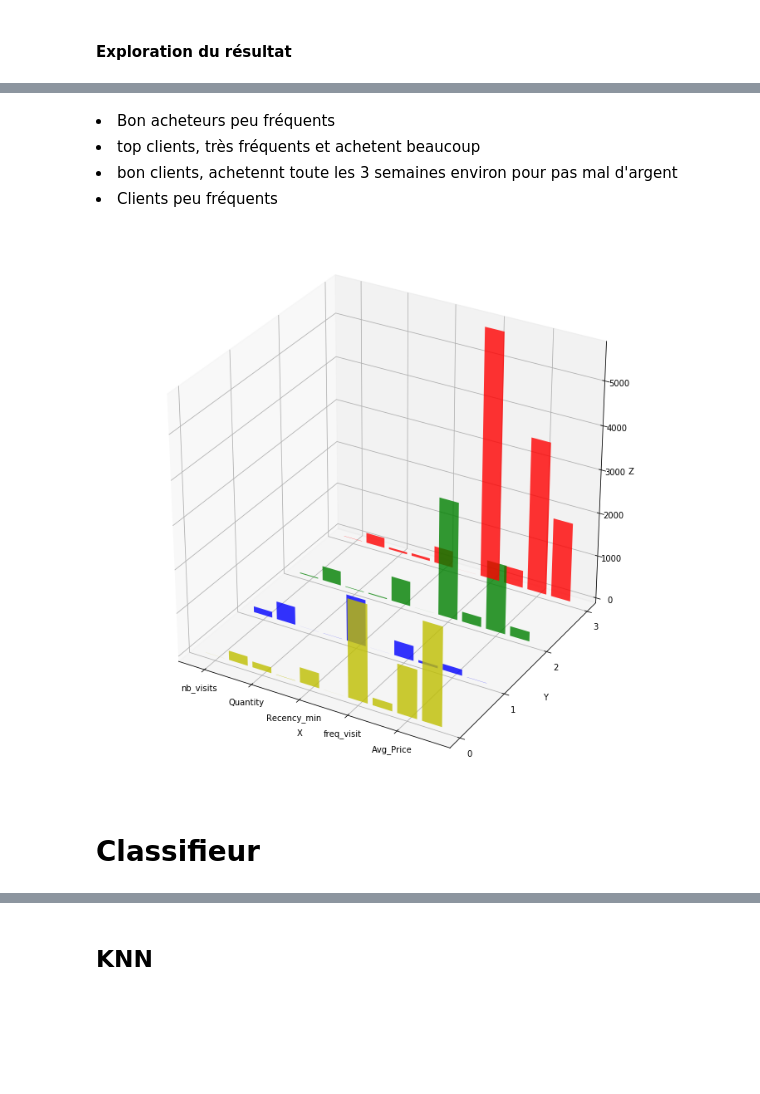
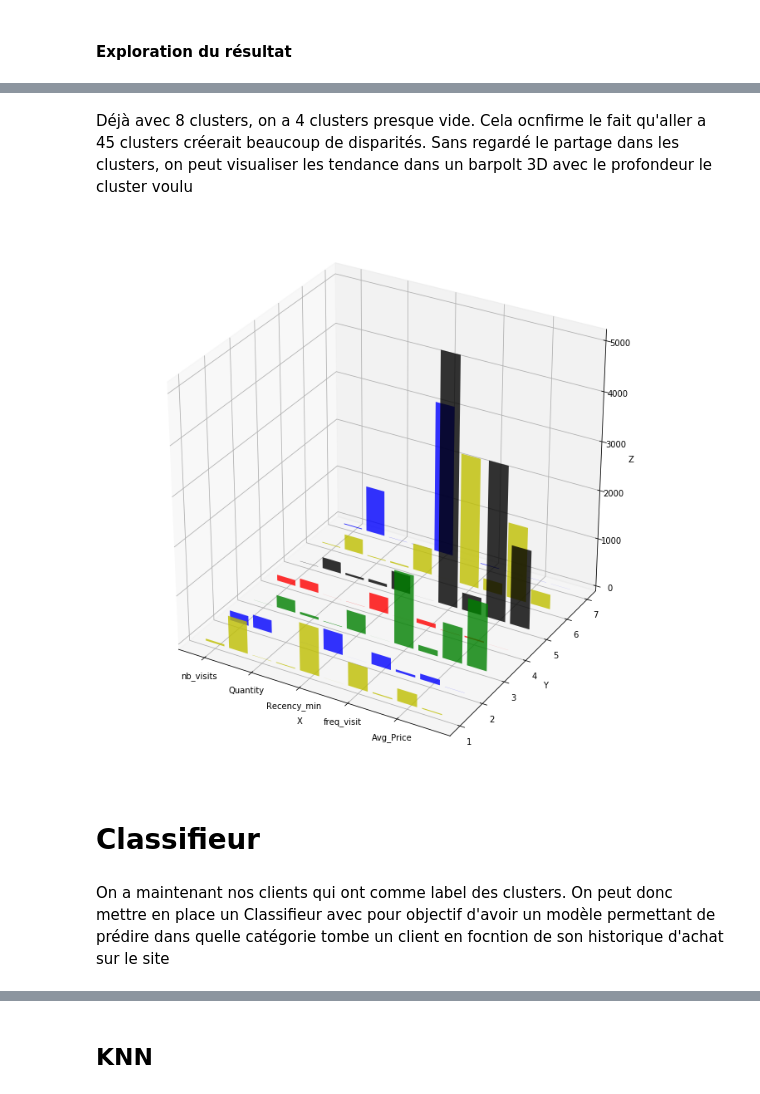
Before and after one commit to Coni63/OC_DS, a Jupyter notebook: P5/Segmentation Client.ipynb, the cells around one changed output, grey strips where cells are left out. Cells and saved outputs as stored; diff of their text form; code cells hidden in the pictures; blank space fills up the shorter version.

Commit message:
Ajout de contenu, mise en page du notebook aussi pour le rendre plus compréhensible

```diff
--- a/P5/Segmentation Client.ipynb
+++ b/P5/Segmentation Client.ipynb
@@ -1130,0 +967,22 @@ X_std_scaled = scaler.fit_transform(final_df)
+# %%
+scaler = StandardScaler()
+X_std_scaled = scaler.fit_transform(final_df)
+
+for n_clusters in range(3,45):
+    kmeans = KMeans(init='k-means++', n_clusters = n_clusters, n_init=10)
+    kmeans.fit(X_std_scaled)
+    clusters = kmeans.predict(X_std_scaled)
+    silhouette_avg = silhouette_score(X_std_scaled, clusters)
+    y_std.append(silhouette_avg)
+    print("For n_clusters =", n_clusters, "The average silhouette_score is :", silhouette_avg)
+# %%
+scaler = MinMaxScaler()
+X_minmax_scaled = scaler.fit_transform(final_df)
+
+for n_clusters in range(3,45):
+    kmeans = KMeans(init='k-means++', n_clusters = n_clusters, n_init=10)
+    kmeans.fit(X_minmax_scaled)
+    clusters = kmeans.predict(X_minmax_scaled)
+    silhouette_avg = silhouette_score(X_minmax_scaled, clusters)
+    y_minmax.append(silhouette_avg)
+    print("For n_clusters =", n_clusters, "The average silhouette_score is :", silhouette_avg)
@@ -1131,9 +1030,6 @@ X_std_scaled = scaler.fit_transform(final_df)
 # %%
-from sklearn.metrics import silhouette_score
-from sklearn.cluster import KMeans
-
-for n_clusters in range(3,15):
-    kmeans = KMeans(init='k-means++', n_clusters = n_clusters, n_init=10)
+for n_clusters in range(3,50):
+    kmeans = KMeans(init='k-means++', n_clusters = n_clusters, n_init=20)
     kmeans.fit(X_std_scaled)
     clusters = kmeans.predict(X_std_scaled)
     silhouette_avg = silhouette_score(X_std_scaled, clusters)
@@ -1177,4 +1057,4 @@ For n_clusters = 14 The average silhouette_score is : 0.270657155331
 # %%
-kmeans = KMeans(init='k-means++', n_clusters = 4, n_init=30)
+kmeans = KMeans(init='k-means++', n_clusters = 8, n_init=30)
 X_embedded = kmeans.fit_transform(X_std_scaled)
 final_df["Customer_group"] = kmeans.labels_
@@ -1298,33 +1164,32 @@ visu
-# %% [markdown]
-<li>Bon acheteurs peu fréquents</li>
-<li>top clients, très fréquents et achetent beaucoup</li>
-<li>bon clients, achetennt toute les 3 semaines environ pour pas mal d'argent</li>
-<li>Clients peu fréquents</li>
+# %% [markdown]
+Déjà avec 8 clusters, on a 4 clusters presque vide. Cela ocnfirme le fait qu'aller a 45 clusters créerait beaucoup de disparités. Sans regardé le partage dans les clusters, on peut visualiser les tendance dans un barpolt 3D avec le profondeur le cluster voulu
 # %%
 fig = plt.figure(figsize=(12,12))
 ax = fig.add_subplot(111, projection='3d')
 
-colors = ['r', 'g', 'b', 'y', "k"]
-yticks = [ 3, 2, 1, 0]
+colors = ['b', 'y', "k", 'r', 'g', 'b', 'y', "k"]
+yticks = list(range(7, 0, -1))
 for c, k in zip(colors, yticks):
     xs = np.arange(10)
     ys = visu.as_matrix()[k, :]
     ax.bar(xs, ys, zs=k, zdir='y', color=c, alpha=0.8)
 
 ax.set_xlabel('X')
 ax.set_ylabel('Y')
 ax.set_zlabel('Z')
 
 # On the y axis let's only label the discrete values that we have data for.
 ax.set_yticks(yticks)
 ax.set_xticklabels(list(visu))
 plt.show()
 # %% [output]
-[figure, old version]
+[figure, new version]
 # %%
 final_df.to_csv("final_df_with_cluster.csv")
 # %% [markdown]
 # Classifieur
+# %% [markdown]
+On a maintenant nos clients qui ont comme label des clusters. On peut donc mettre en place un Classifieur avec pour objectif d'avoir un modèle permettant de prédire dans quelle catégorie tombe un client en focntion de son historique d'achat sur le site
 # %%
 final_df = pd.read_csv("final_df_with_cluster.csv", index_col=0)
 # %%
```
Also changed, not shown: parts of 209 cells of this notebook, 26 other files.
